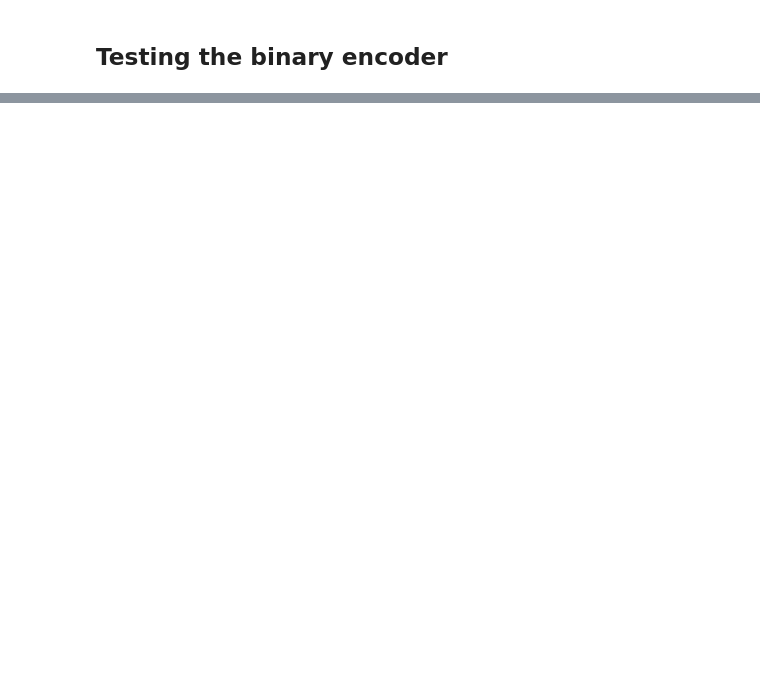
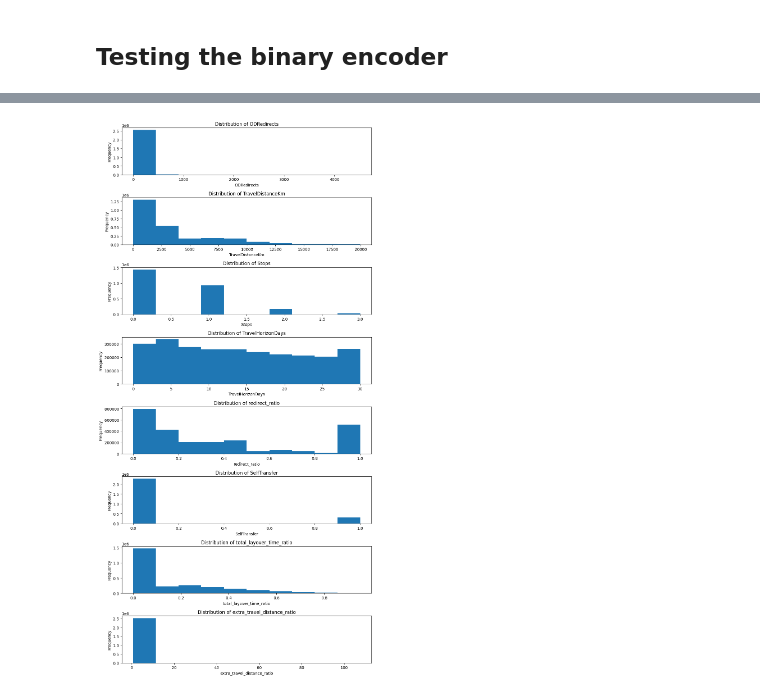
Before and after one commit to LaGenace/OptiFlyAi, a Jupyter notebook: Notebooks/ant_felix_arnaud_data.ipynb, the cells around one changed output, grey strips where cells are left out. Cells and saved outputs as stored; diff of their text form; code cells hidden in the pictures; blank space fills up the shorter version.

```diff
--- a/Notebooks/ant_felix_arnaud_data.ipynb
+++ b/Notebooks/ant_felix_arnaud_data.ipynb
@@ -146,0 +180,17 @@ plt.show()
+# %%
+# Set a larger figure size for readability
+plt.figure(figsize=(10, 20))
+
+# Iterate over the columns and create a subplot for each
+for i, heading in enumerate(model_data.columns):
+    plt.subplot(len(model_data.columns), 1, i+1)
+    model_data[heading].plot.hist()
+    plt.title(f'Distribution of {heading}')
+    plt.xlabel(heading)
+    plt.ylabel('Frequency')
+
+# Adjust layout to prevent overlap
+plt.tight_layout()
+plt.show()
+# %% [output]
+[figure, added]
```
Also changed, not shown: parts of 42 cells of this notebook, 2 other files.
